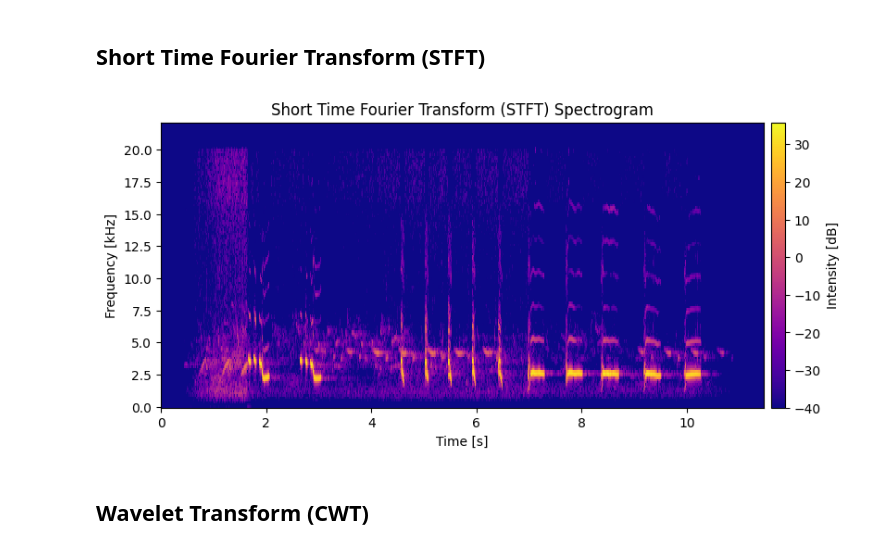
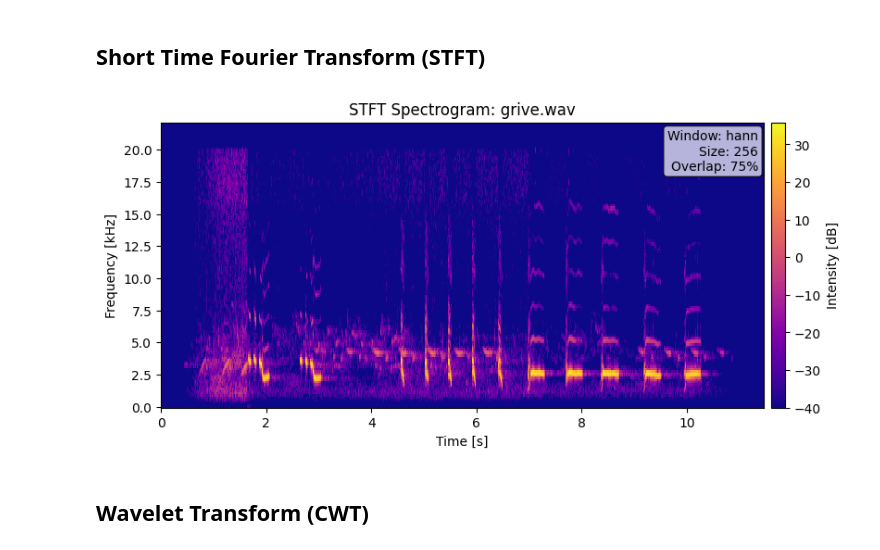
Before and after one commit to NJurquet/spectrobird, a Jupyter notebook: bird_songs_analysis.ipynb, the cells around one changed output. Cells and saved outputs as stored; diff of their text form; code cells hidden in the pictures.

Commit message:
Add STFT/CWT parameters in graphs

```diff
--- a/bird_songs_analysis.ipynb
+++ b/bird_songs_analysis.ipynb
@@ -167,29 +166,42 @@ def format_unit_scale(_value: int | float, _unit: str = "") -> tuple[float, str]
 # %% [markdown]
 ## Short Time Fourier Transform (STFT)
 # %%
+WINDOW_NAME = "hann"
 WINDOW_SIZE = 256
 OVERLAP = 0.75
 HOP_SIZE = int(WINDOW_SIZE * (1 - OVERLAP))
 
-w = scipy.signal.windows.hann(WINDOW_SIZE)
+SFT_AUDIO_IDX = 0  # Index of audio file to analyze
+
+w = scipy.signal.windows.get_window(WINDOW_NAME, WINDOW_SIZE)
 SFT = scipy.signal.ShortTimeFFT(w, hop=HOP_SIZE, fs=sr)
-SFT.stft(audio_list[0][2])  # Example on first audio file
-Sx2 = SFT.spectrogram(audio_list[0][2])
+SFT.stft(audio_list[SFT_AUDIO_IDX][2])  # Example on first audio file
+Sx2 = SFT.spectrogram(audio_list[SFT_AUDIO_IDX][2])
 Sx_dB = 10 * np.log10(np.fmax(Sx2, 1e-4))  # limit range to -40 dB
 sft_freqs = SFT.f  # Hz
-sft_times = SFT.t(len(audio_list[0][2]))  # seconds
+sft_times = SFT.t(len(audio_list[SFT_AUDIO_IDX][2]))  # seconds
 # %%
 spec_scale, spec_unit = format_unit_scale(np.max(sft_freqs))
 
 plt.figure(figsize=(10, 4))
 im = plt.pcolormesh(sft_times, sft_freqs / spec_scale, Sx_dB, cmap="plasma")
 plt.colorbar(im, pad=0.01, label="Intensity [dB]")
-plt.title("Short Time Fourier Transform (STFT) Spectrogram")
+plt.title(f"STFT Spectrogram: {wav_files[SFT_AUDIO_IDX].name}")
 plt.xlabel("Time [s]")
 plt.ylabel(f"Frequency [{spec_unit}Hz]")
+
+plt.gcf().text(
+    0.77,
+    0.86,
+    f"Window: {WINDOW_NAME}\nSize: {WINDOW_SIZE}\nOverlap: {OVERLAP * 100:.0f}%",
+    ha="right",
+    va="top",
+    bbox=dict(boxstyle="round,pad=0.3", facecolor="white", alpha=0.7),
+)
+
 plt.show()
 # %% [output]
-[figure, old version]
+[figure, new version]
 # %% [markdown]
 ## Wavelet Transform (CWT)
 # %%
```
Also changed, not shown: parts of 3 cells of this notebook.
